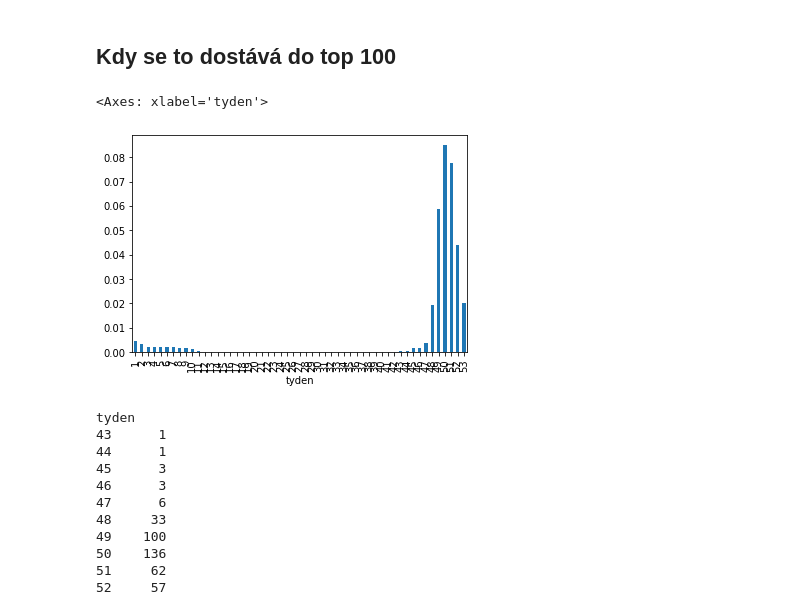
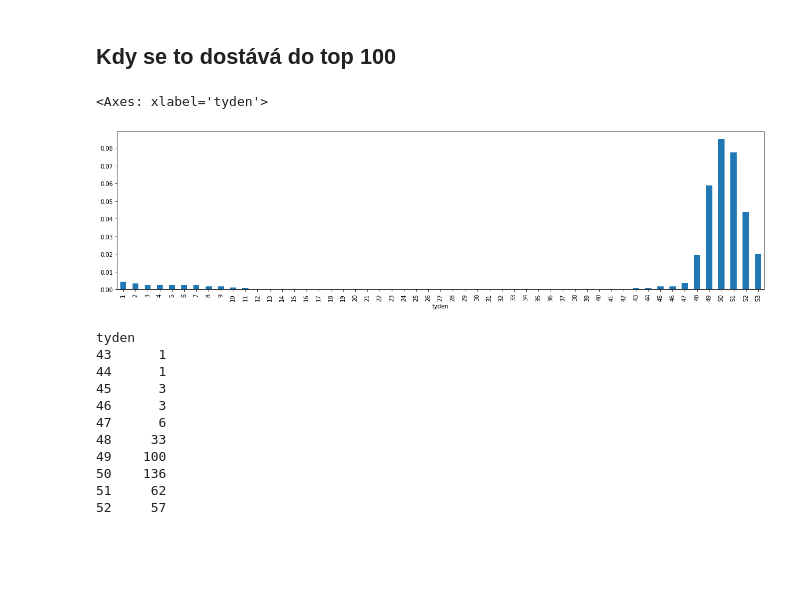
Before and after one commit to DataRozhlas/hitparady, a Jupyter notebook: 105 CZ100RADIO po roce Vánoce.ipynb, the cells around one changed output. Saved outputs shown, nothing was run; the diff lists cells and outputs as text; code cells hidden in the pictures; blank space fills up the shorter version.

```diff
--- a/105 CZ100RADIO po roce Vánoce.ipynb
+++ b/105 CZ100RADIO po roce Vánoce.ipynb
@@ -141,10 +141,10 @@ vanocni
 # %% [markdown]
 ## Kdy se to dostává do top 100
 # %%
-(df[df['track'].isin(vanocni)].groupby("tyden").size() / df.groupby('tyden').size()).plot.bar()
+(df[df['track'].isin(vanocni)].groupby("tyden").size() / df.groupby('tyden').size()).plot.bar(figsize=(20,5))
 # %% [output]
 <Axes: xlabel='tyden'>
-[figure, old version]
+[figure, new version]
 # %%
 vanocni_tydnove = [43,44,45,46,47,48,49,50,51,52,1,2,3,4,5,6,7,8,9,10,11]
 # %%
```
Also changed, not shown: parts of 16 cells of this notebook, 4 other files.
